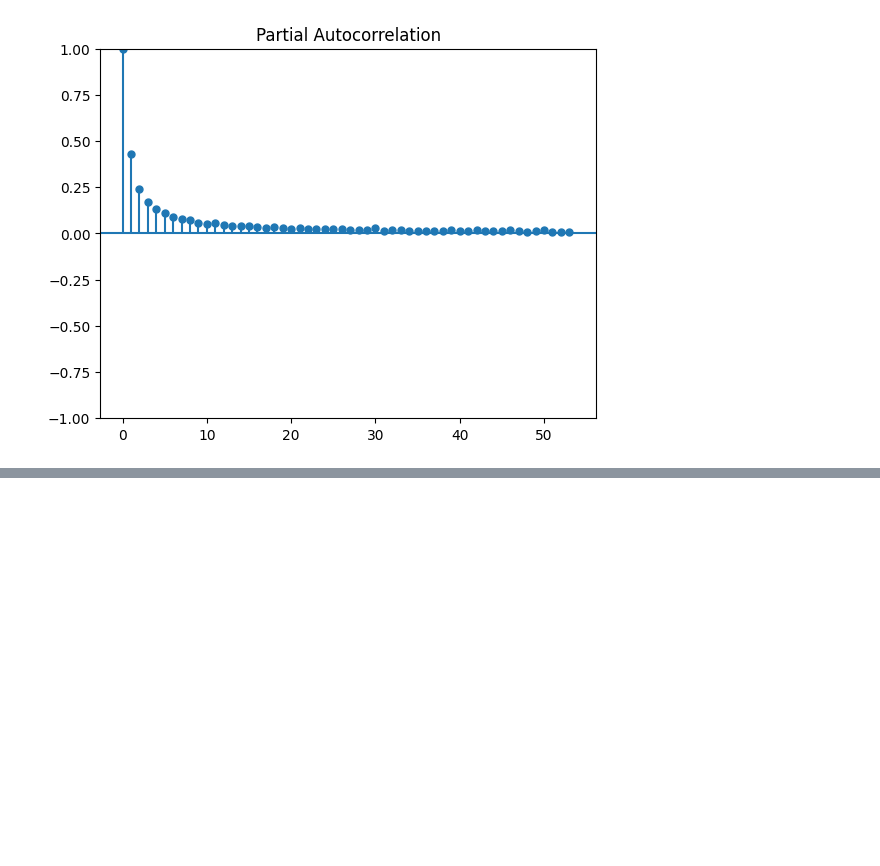
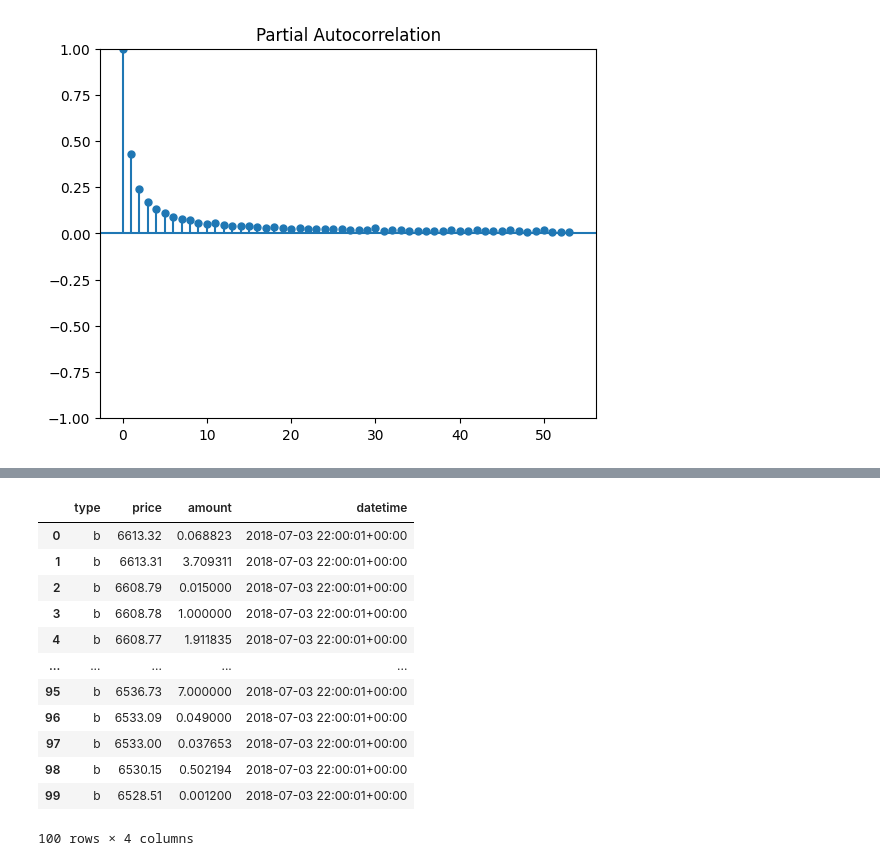
Before and after one commit to pfurjesz/MLFCS, a Jupyter notebook: EDA.ipynb, the cells around one changed output, grey strips where cells are left out. Cells and saved outputs as stored; diff of their text form; code cells hidden in the pictures; blank space fills up the shorter version.

```diff
--- a/EDA.ipynb
+++ b/EDA.ipynb
@@ -225,0 +250,3 @@ plot_pacf(trx_dataset_grouped['log_deseasoned_total_volume']);
+# %%
+single_file_ob_dataset = ["./data/bitstamp_ob_04_07_2018.zip"]
+lob_dataset = load_dataset("csv", data_files=single_file_ob_dataset)
@@ -225,0 +262,6 @@ plot_pacf(trx_dataset_grouped['log_deseasoned_total_volume']);
+# %%
+lob_dataset = lob_dataset['train'].to_pandas()
+lob_dataset['datetime'] = pd.to_datetime(lob_dataset['time'], unit='s', utc=True)
+lob_dataset.drop(['time'], axis=1, inplace = True)
+lob_dataset.rename({col:col.strip() for col in lob_dataset.columns}, axis=1, inplace=True)
+lob_dataset.head()
@@ -225,0 +282,16 @@ plot_pacf(trx_dataset_grouped['log_deseasoned_total_volume']);
+# %%
+lob_dataset.head(100)
+# %% [output]
+|  | type | price | amount | datetime |
+| 0 | b | 6613.32 | 0.068823 | 2018-07-03 22:00:01+00:00 |
+| 1 | b | 6613.31 | 3.709311 | 2018-07-03 22:00:01+00:00 |
+| 2 | b | 6608.79 | 0.015000 | 2018-07-03 22:00:01+00:00 |
+| 3 | b | 6608.78 | 1.000000 | 2018-07-03 22:00:01+00:00 |
+| 4 | b | 6608.77 | 1.911835 | 2018-07-03 22:00:01+00:00 |
+| ... | ... | ... | ... | ... |
+| 95 | b | 6536.73 | 7.000000 | 2018-07-03 22:00:01+00:00 |
+| 96 | b | 6533.09 | 0.049000 | 2018-07-03 22:00:01+00:00 |
+| 97 | b | 6533.00 | 0.037653 | 2018-07-03 22:00:01+00:00 |
+| 98 | b | 6530.15 | 0.502194 | 2018-07-03 22:00:01+00:00 |
+| 99 | b | 6528.51 | 0.001200 | 2018-07-03 22:00:01+00:00 |
+100 rows × 4 columns
```
Also changed, not shown: parts of 22 cells of this notebook.
